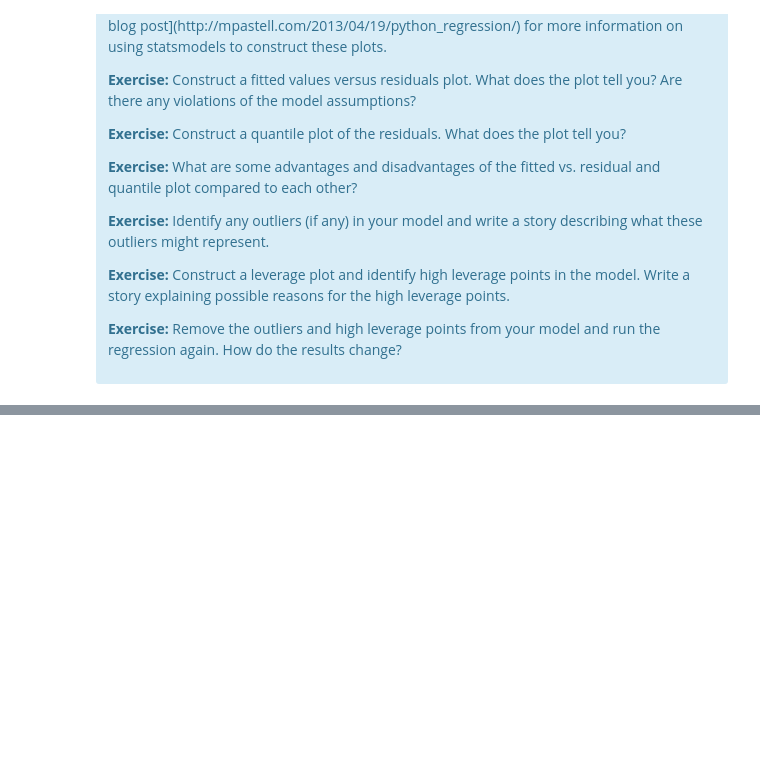
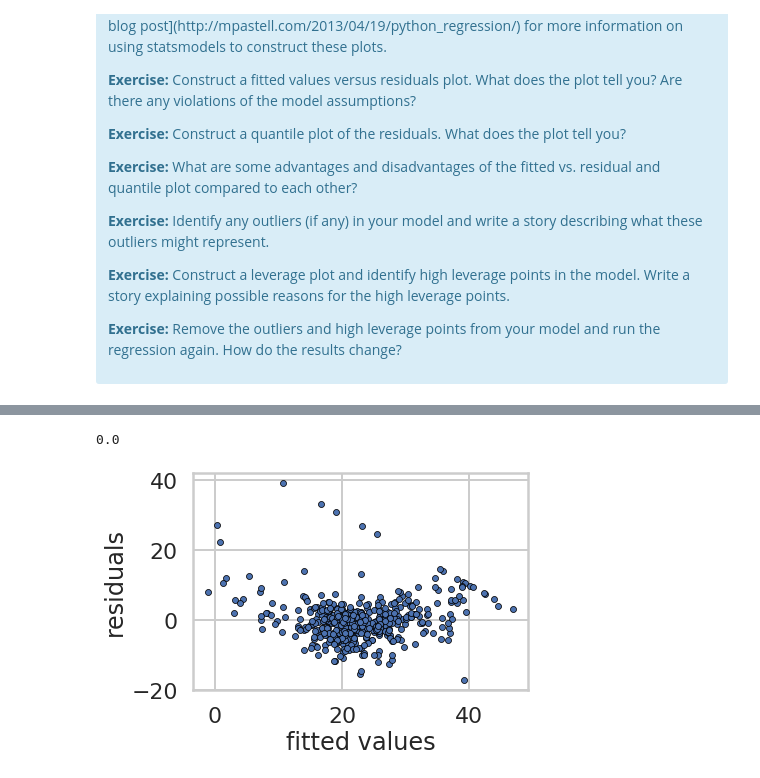
Before and after one commit to AHalarewicz/LinearRegression, a Jupyter notebook: linear_regression/Mini_Project_Linear_Regression.ipynb, the cells around one changed output, grey strips where cells are left out. Saved outputs shown, nothing was run; the diff lists cells and outputs as text; code cells hidden in the pictures; blank space fills up the shorter version.

```diff
--- a/linear_regression/Mini_Project_Linear_Regression.ipynb
+++ b/linear_regression/Mini_Project_Linear_Regression.ipynb
@@ -894,3 +1234,11 @@ There are some other issues that are important investigate with linear regressio
 </div>
 # %%
 # Your turn.
+# %%
+import pandas as pd
+import numpy as np
+import statsmodels.formula.api as sm
+import matplotlib.pyplot as plt
+
+fitted_model = sm.ols(formula='PRICE ~ RM + CRIM + PTRATIO', data=bos).fit()
+print(fitted_model.summary())
@@ -896,0 +1263,17 @@ There are some other issues that are important investigate with linear regressio
+# %%
+#y = y.reshape(1,-1)[0]
+y = bos['PRICE']
+X = bos[['RM', 'CRIM', 'PTRATIO']]
+y_pred = fitted_model.predict(X)
+fit_vals = fitted_model.fittedvalues
+resids = y - y_pred
+resids
+sum(y_pred - fit_vals)
+# %% [output]
+0.0
+# %%
+_ = sns.scatterplot(fit_vals, resids, marker='.', edgecolor='k')
+_ = plt.xlabel('fitted values')
+_ = plt.ylabel('residuals')
+# %% [output]
+[figure, added]
```
Also changed, not shown: parts of 25 cells of this notebook.
